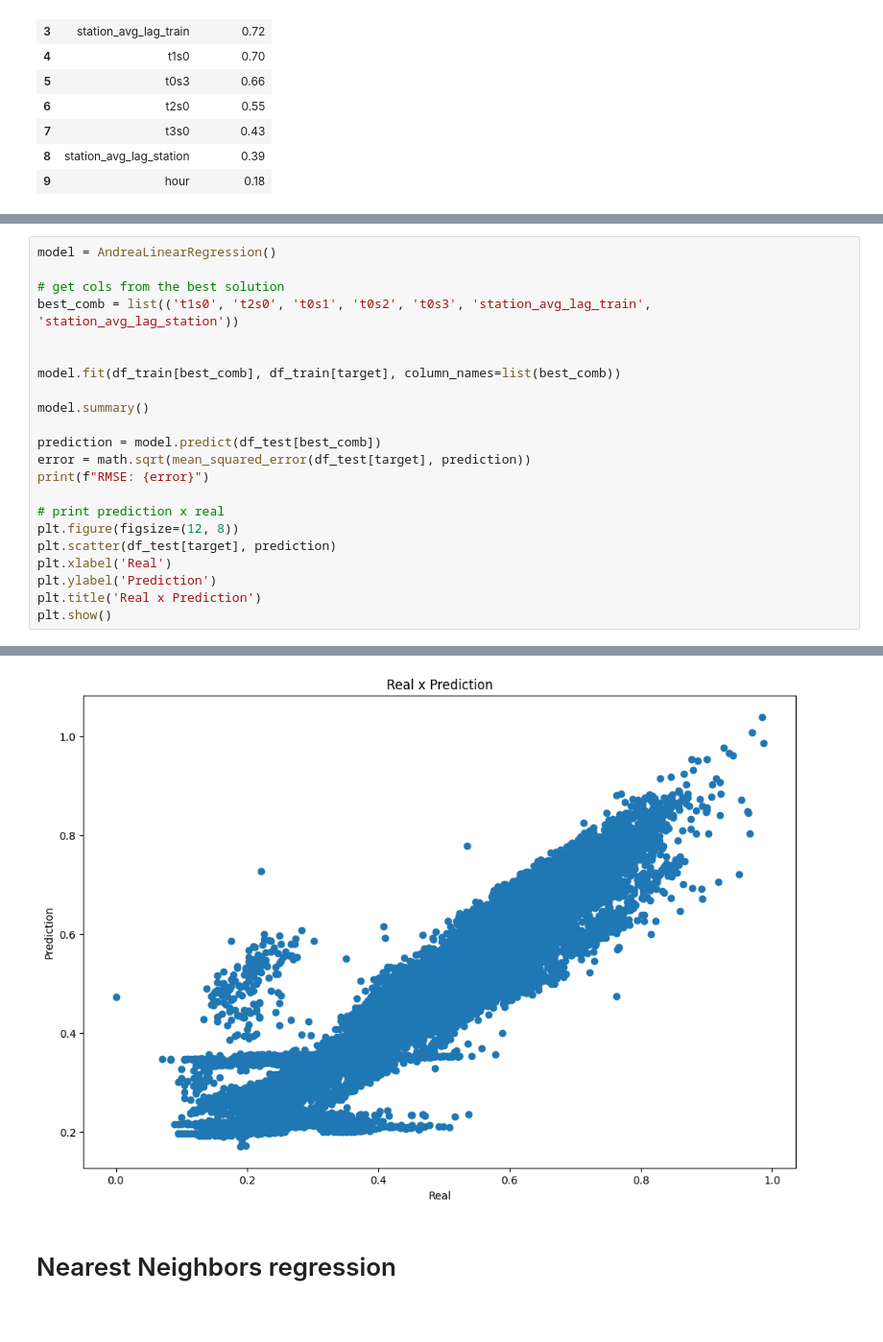
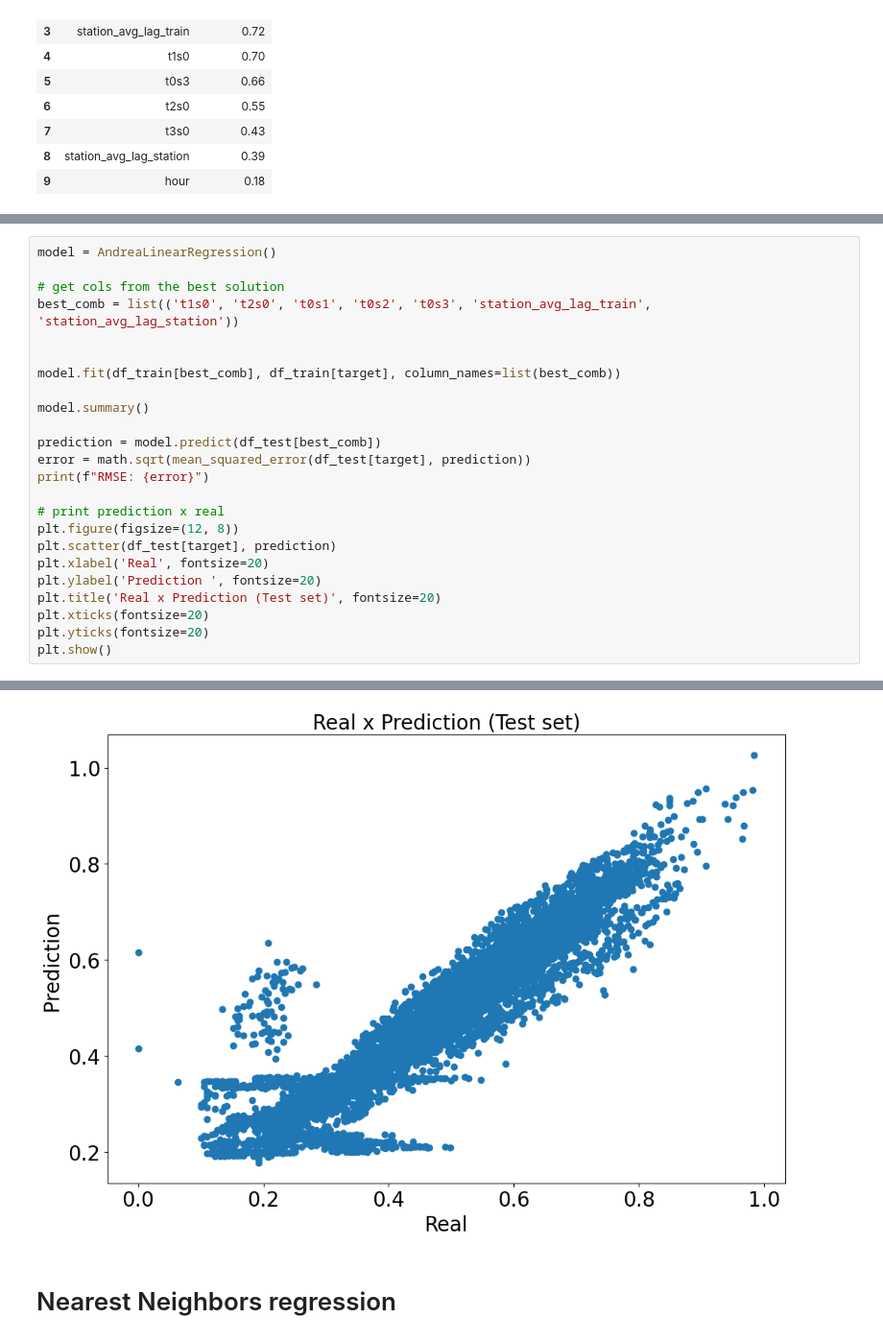
Before and after one commit to ArthurMbraga/machine-learning-project-CSC7201, a Jupyter notebook: project_new.ipynb, the cells around one changed output, grey strips where cells are left out. Shown at 96% size. Cells and saved outputs as stored; diff of their text form.

```diff
--- a/project_new.ipynb
+++ b/project_new.ipynb
@@ -163,9 +160,11 @@ print(f"RMSE: {error}")
 # print prediction x real
 plt.figure(figsize=(12, 8))
 plt.scatter(df_test[target], prediction)
-plt.xlabel('Real')
-plt.ylabel('Prediction')
-plt.title('Real x Prediction')
+plt.xlabel('Real', fontsize=20)
+plt.ylabel('Prediction ', fontsize=20)
+plt.title('Real x Prediction (Test set)', fontsize=20)
+plt.xticks(fontsize=20)
+plt.yticks(fontsize=20)
 plt.show()
 # %% [output]
                             OLS Regression Results
@@ -188,4 +187,4 @@ RMSE: 0.0573251380038996
-[figure, old version]
+[figure, new version]
 # %% [markdown]
 # Nearest Neighbors regression
 # %%
```
Also changed, not shown: parts of 14 cells of this notebook.
